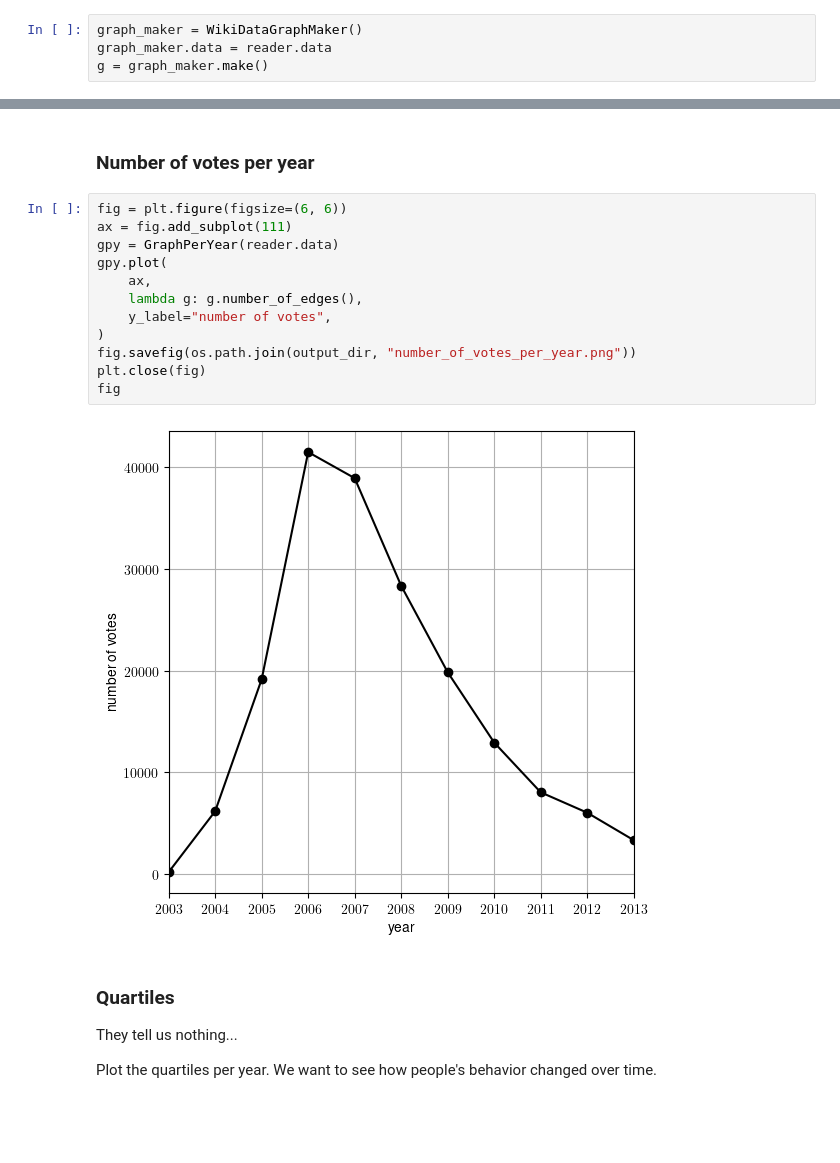
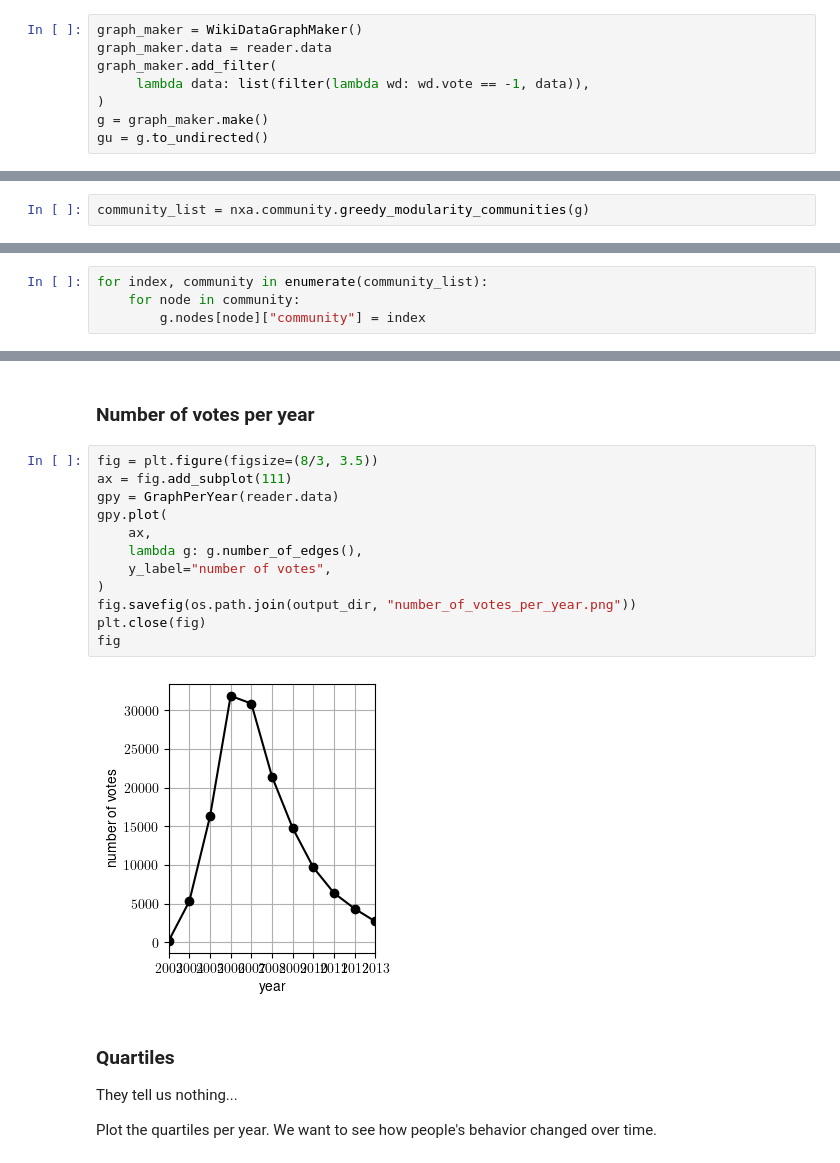
Before and after one commit to lucasguesserts/MO412-graph-algorithms, a Jupyter notebook: project/explore.ipynb, the cells around one changed output, grey strips where cells are left out. Cells and saved outputs as stored; diff of their text form; blank space fills up the shorter version.

```diff
--- a/project/explore.ipynb
+++ b/project/explore.ipynb
@@ -26,7 +27,11 @@ reader = WikiDataReader("data/original.txt")
 # %%
 graph_maker = WikiDataGraphMaker()
 graph_maker.data = reader.data
+graph_maker.add_filter(
+     lambda data: list(filter(lambda wd: wd.vote == -1, data)),
+)
 g = graph_maker.make()
+gu = g.to_undirected()
 # %%
 
 # basic statistics
@@ -67,0 +75,2 @@ count_reverse_arc_fraction(g)
+# %%
+community_list = nxa.community.greedy_modularity_communities(g)
@@ -68,3 +83,7 @@ count_reverse_arc_fraction(g)
+# %%
+for index, community in enumerate(community_list):
+    for node in community:
+        g.nodes[node]["community"] = index
 # %% [markdown]
 ## Gephi
 
@@ -82,19 +101,19 @@ Analyse the general behavior of people in different years.
 # %% [markdown]
 ### Number of votes per year
 # %%
-fig = plt.figure(figsize=(6, 6))
+fig = plt.figure(figsize=(8/3, 3.5))
 ax = fig.add_subplot(111)
 gpy = GraphPerYear(reader.data)
 gpy.plot(
     ax,
     lambda g: g.number_of_edges(),
     y_label="number of votes",
 )
 fig.savefig(os.path.join(output_dir, "number_of_votes_per_year.png"))
 plt.close(fig)
 fig
 # %% [output]
-[figure, old version]
+[figure, new version]
 # %% [markdown]
 ### Quartiles
 
```
Also changed, not shown: parts of 14 cells of this notebook, 1 other file.
